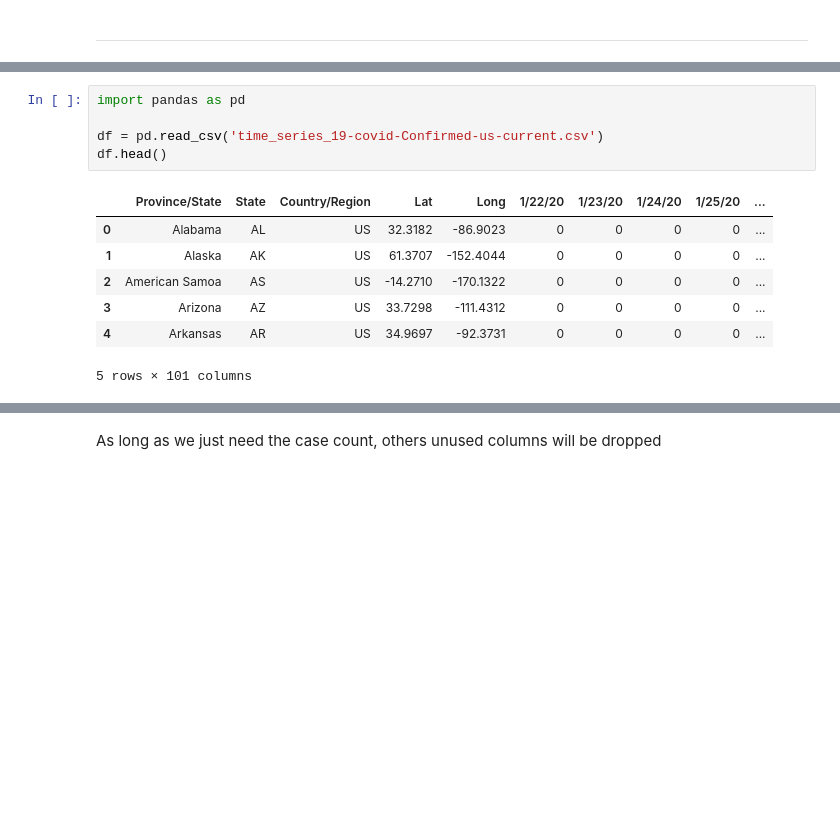
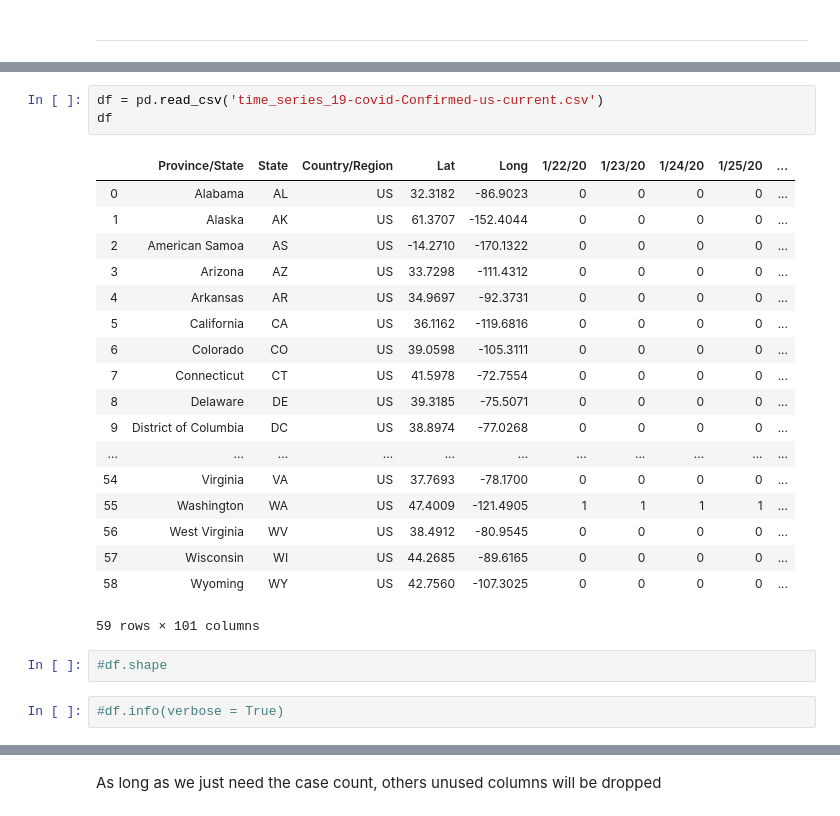
Before and after one commit to adipurnamk/ANALYSIS-OF-COVID-19-DATASET, a Jupyter notebook: Covid-19 USA States .ipynb, the cells around one changed output, grey strips where cells are left out. Drawn from its saved outputs; the diff is of its cells as text; blank space fills up the shorter version.

```diff
--- a/Covid-19 USA States .ipynb
+++ b/Covid-19 USA States .ipynb
@@ -11,13 +42,26 @@ We imported pandas as standard library to process the csv file into dataframe
 # %%
-import pandas as pd
-
 df = pd.read_csv('time_series_19-covid-Confirmed-us-current.csv')
-df.head()
+df
 # %% [output]
 |  | Province/State | State | Country/Region | Lat | Long | 1/22/20 | 1/23/20 | 1/24/20 | 1/25/20 | ... |
 | 0 | Alabama | AL | US | 32.3182 | -86.9023 | 0 | 0 | 0 | 0 | ... |
 | 1 | Alaska | AK | US | 61.3707 | -152.4044 | 0 | 0 | 0 | 0 | ... |
 | 2 | American Samoa | AS | US | -14.2710 | -170.1322 | 0 | 0 | 0 | 0 | ... |
 | 3 | Arizona | AZ | US | 33.7298 | -111.4312 | 0 | 0 | 0 | 0 | ... |
 | 4 | Arkansas | AR | US | 34.9697 | -92.3731 | 0 | 0 | 0 | 0 | ... |
+| 5 | California | CA | US | 36.1162 | -119.6816 | 0 | 0 | 0 | 0 | ... |
+| 6 | Colorado | CO | US | 39.0598 | -105.3111 | 0 | 0 | 0 | 0 | ... |
+| 7 | Connecticut | CT | US | 41.5978 | -72.7554 | 0 | 0 | 0 | 0 | ... |
+| 8 | Delaware | DE | US | 39.3185 | -75.5071 | 0 | 0 | 0 | 0 | ... |
+| 9 | District of Columbia | DC | US | 38.8974 | -77.0268 | 0 | 0 | 0 | 0 | ... |
+| ... | ... | ... | ... | ... | ... | ... | ... | ... | ... | ... |
+| 54 | Virginia | VA | US | 37.7693 | -78.1700 | 0 | 0 | 0 | 0 | ... |
+| 55 | Washington | WA | US | 47.4009 | -121.4905 | 1 | 1 | 1 | 1 | ... |
+| 56 | West Virginia | WV | US | 38.4912 | -80.9545 | 0 | 0 | 0 | 0 | ... |
+| 57 | Wisconsin | WI | US | 44.2685 | -89.6165 | 0 | 0 | 0 | 0 | ... |
+| 58 | Wyoming | WY | US | 42.7560 | -107.3025 | 0 | 0 | 0 | 0 | ... |
-5 rows × 101 columns
+59 rows × 101 columns
+# %%
+#df.shape
+# %%
+#df.info(verbose = True)
```
Also changed, not shown: parts of 37 cells of this notebook, 11 other files.
